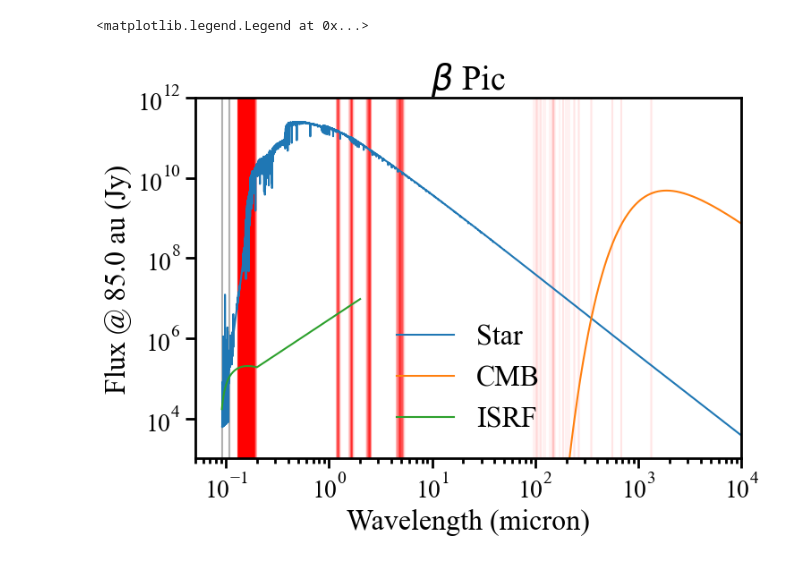
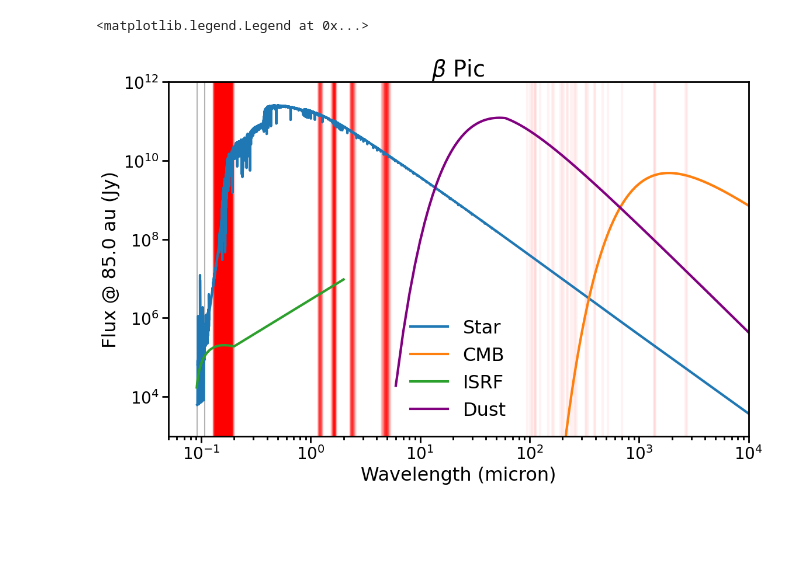
Before and after one commit to dlmatra/nesps, a Jupyter notebook: tutorial/Plot_radiation_fields_vs_transitions.ipynb, the cells around one changed output. Saved outputs shown, nothing was run; the diff lists cells and outputs as text; code cells hidden in the pictures; blank space fills up the shorter version.

Commit message:
Added dust continuum radiation field file, and included it only in the plotting radiation fields tutorial

```diff
--- a/tutorial/Plot_radiation_fields_vs_transitions.ipynb
+++ b/tutorial/Plot_radiation_fields_vs_transitions.ipynb
@@ -47,6 +47,14 @@ fluxisrf=fluxisrfweird/10.0 # Now in photons cm^-2 s^-1 A^-1
 #print wavisrfang.min(), wavisrfang.max()
 #print wavcrsectang.min(), wavcrsectang.max()
 fluxisrfjy=fluxisrf*6.63e-4*wavisrfang
+# %%
+#Read dust continuum mean intensity file (from RADMC-3D calculation based on model 3 of Matra et al. 2019, with dust SED shape calculated based on modified blackbody SED best fit from Matra et al. 2025)
+#This is the maximum continuum radiation field in the disk, so the one felt by a gas species in the midplane, at ~90 au.
+data=np.loadtxt('../files/maxmeanintdust_vs_wav.txt', delimiter=' ', skiprows=1)
+w=data[:,0]
+meanintvswav=data[:,1]
+#Turn from mean intensity to flux by multiplying by 4pi, and go from cgs units to Jy
+fluxdust=meanintvswav*4*np.pi*1e23
 # %%
 #Read in CO uv line wavelengths for overplotting
 datafile='../files/COvibrot_Lambda_nelec2_nvib9_nrot30.dat_corrected.dat'
@@ -102,28 +110,29 @@ rfile.close()
 # %%
 #Now plot it all
 #%matplotlib
-pl.figure(figsize=(8,6))
+pl.figure(figsize=(12,8))
 #Choose random 100 frequency so as to not plot them all
 randfreq=np.random.choice(freqghz, 1000)
 for i in np.arange(1000):
-	pl.axvline(2.9979e8/(randfreq[i]*1e9)*1e6, alpha=0.05, color='red')
+	pl.axvline(2.9979e8/(randfreq[i]*1e9)*1e6, alpha=0.05, color='red', lw=3.0)
 pl.axvline(920e-4, alpha=0.3, color='black')
 pl.axvline(1080e-4, alpha=0.3, color='black')
-pl.plot(wavuvum, fluxuvJyat85au, label='Star')
-pl.plot(wavuvum, F_cmb, label='CMB')
-pl.plot(wavisrfang*1e-4, fluxisrfjy, label='ISRF')
+pl.plot(wavuvum, fluxuvJyat85au, label='Star', lw=3.0)
+pl.plot(wavuvum, F_cmb, label='CMB', lw=3.0)
+pl.plot(wavisrfang*1e-4, fluxisrfjy, label='ISRF', lw=3.0)
+pl.plot(w,fluxdust, label='Dust', color='purple', lw=3.0)
 pl.xscale('log')
 pl.yscale('log')
 pl.ylim(1e3,1e12)
 pl.xlim(5e-2,1e4)
 pl.xlabel('Wavelength (micron)')
 pl.ylabel('Flux @ '+str(distau)+' au (Jy)')
 ax=pl.gca()
 #pl.text(0.68,0.88, r'$\beta$ Pic', transform=ax.transAxes, fontsize=22)
 pl.title(r'$\beta$ Pic')
 pl.legend(frameon=False)
 #pl.savefig('Radiationfields_betaPic_85au.pdf')
 #pl.close()
 # %% [output]
 <matplotlib.legend.Legend at 0x...>
-[figure, old version]
+[figure, new version]
```
Also changed, not shown: 2 other files.
